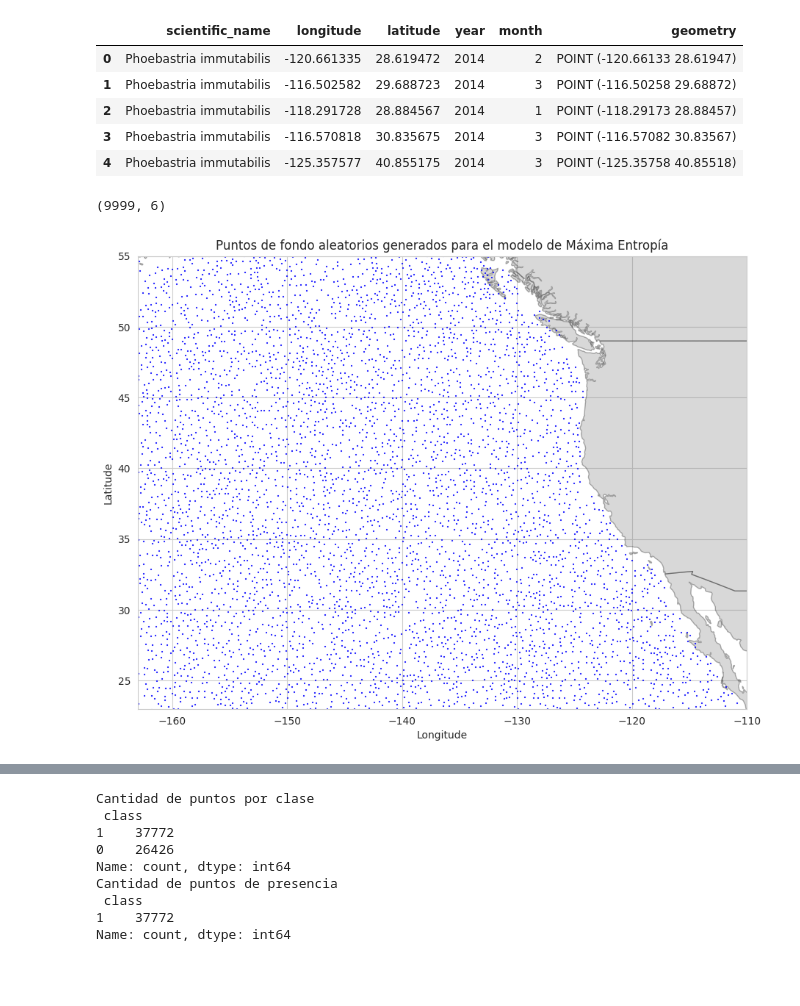
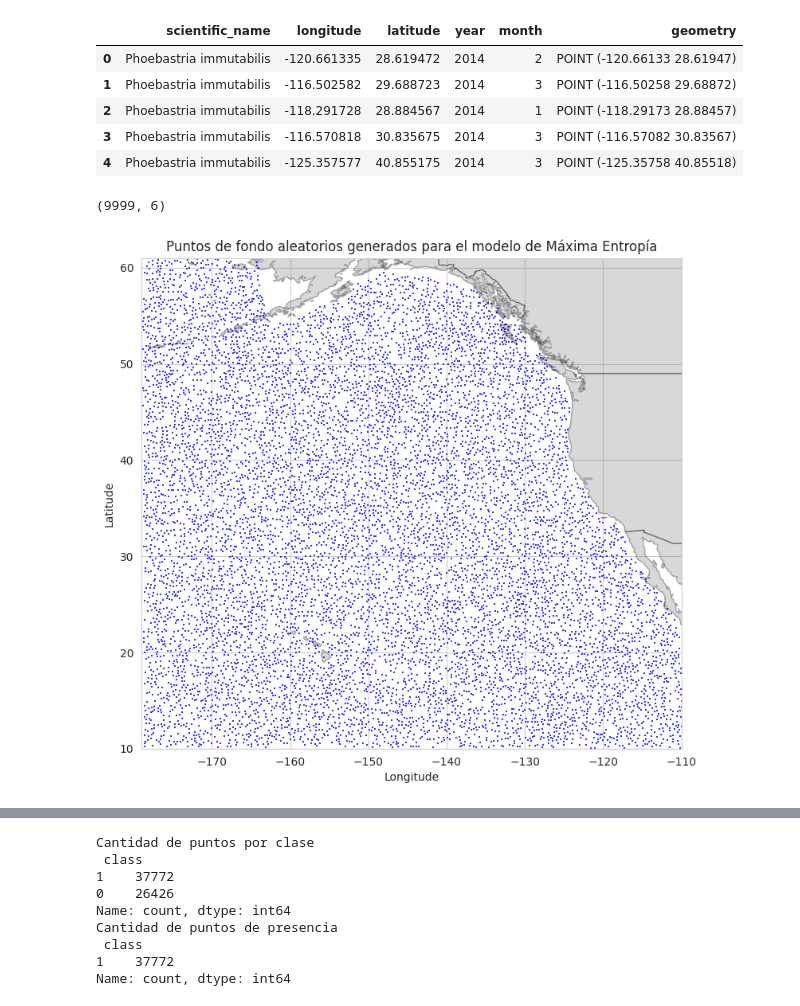
Before and after one commit to MaritzaB/niche_modelling, a Jupyter notebook: src/notebooks/background_points.ipynb, the cells around one changed output, grey strips where cells are left out. Cells and saved outputs as stored; diff of their text form; code cells hidden in the pictures; blank space fills up the shorter version.

```diff
--- a/src/notebooks/background_points.ipynb
+++ b/src/notebooks/background_points.ipynb
@@ -52,37 +52,37 @@ presence_geo.head(5)
 import matplotlib.pyplot as plt
 from shapely import wkt
 
 shapefile_name = 'src/data/americas_shapefile.csv'
 # Load shapefile from csv
 shp_df = pd.read_csv(shapefile_name)
 
 shapefile = gpd.GeoDataFrame(shp_df, geometry=shp_df['geom'].apply(wkt.loads))
 
 base = shapefile.plot(figsize=(12, 8), alpha=0.3, edgecolor='k', color='gray')
 geo_df.plot(ax=base, alpha=0.8, marker='+', markersize=3, color='blue')
 #presence_geo.plot(ax=base, alpha=0.5, marker='o', markersize=1, color='green')
 print(geo_df.shape)
 
 # Ejes
 plt.xlabel('Longitude')
 plt.ylabel('Latitude')
 
 # Título
 plt.title('Puntos de fondo aleatorios generados para el modelo de Máxima Entropía')
 
 # Zoom in to see the trajectories
 
-min_lat = 23
-max_lat = 55
-min_lon = -163
+min_lat = 10
+max_lat = 61
+min_lon = -179
 max_lon = -110
 
 plt.xlim(min_lon, max_lon)
 plt.ylim(min_lat, max_lat)
 plt.show()
 # %% [output]
 (9999, 6)
-[figure, old version]
+[figure, new version]
 # %%
 # Análisis exploratorio de los datos integrados
 
```
Also changed, not shown: parts of 5 cells of this notebook, 8 other files.
